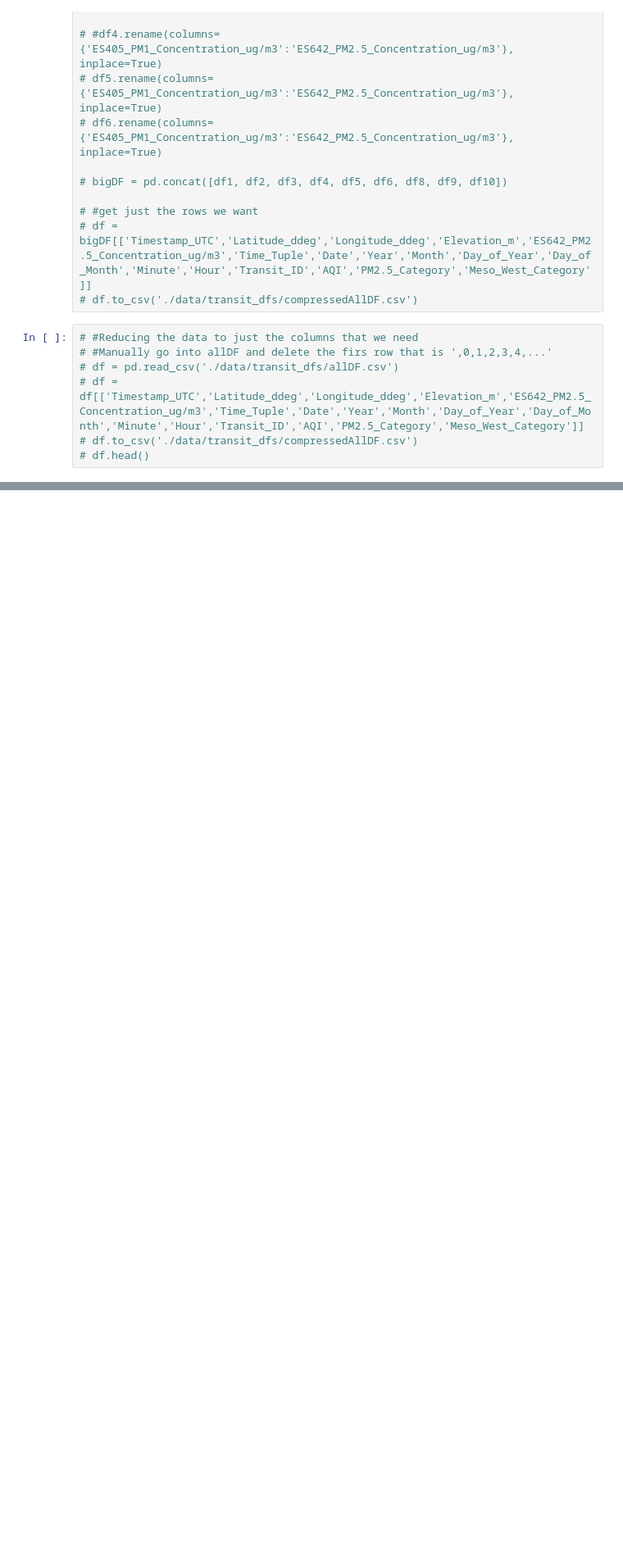
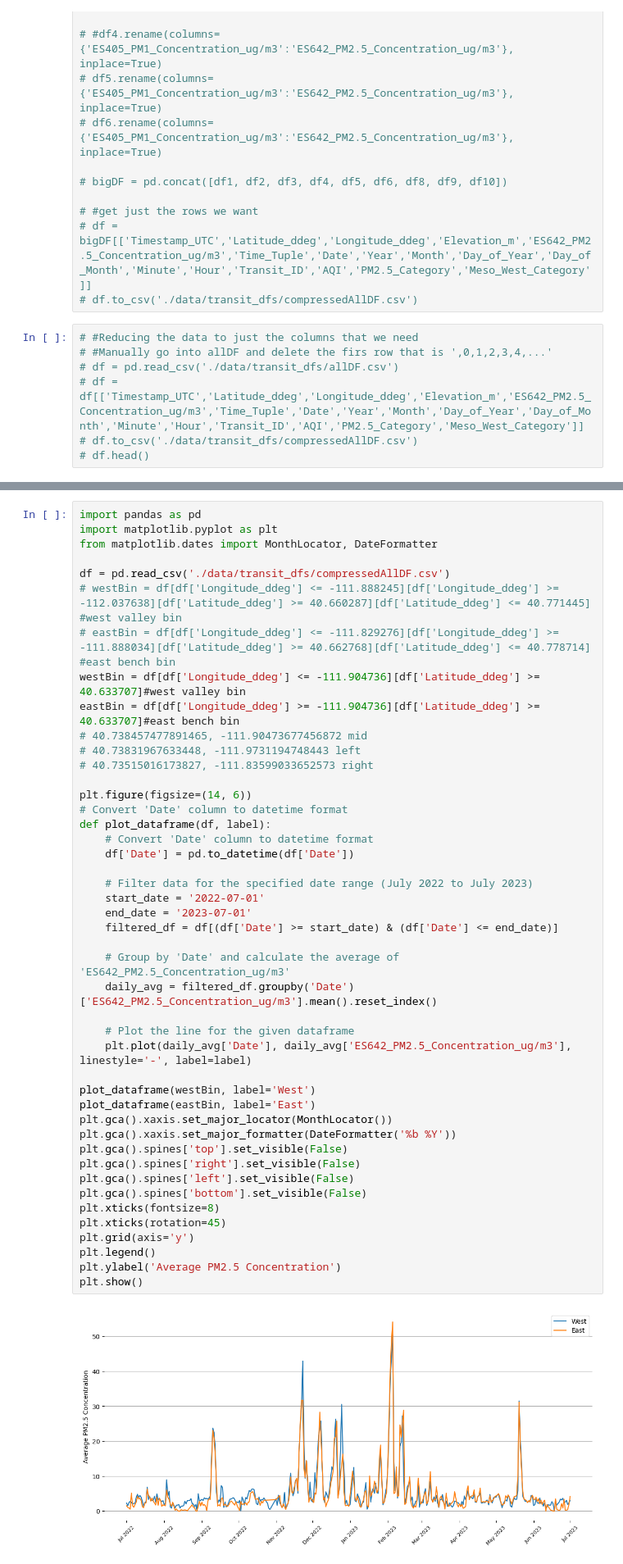
Before and after one commit to anth0nyhle/MobileAirQualitySLV, a Jupyter notebook: john_explore.ipynb, the cells around one changed output, grey strips where cells are left out. Shown at 82% size. Drawn from its saved outputs; the diff is of its cells as text; blank space fills up the shorter version.

Commit message:
Updated bins for line graphs and made other small changes

```diff
--- a/john_explore.ipynb
+++ b/john_explore.ipynb
@@ -101,0 +107,47 @@ plt.show()
+# %%
+import pandas as pd
+import matplotlib.pyplot as plt
+from matplotlib.dates import MonthLocator, DateFormatter
+
+df = pd.read_csv('./data/transit_dfs/compressedAllDF.csv')
+# westBin = df[df['Longitude_ddeg'] <= -111.888245][df['Longitude_ddeg'] >= -112.037638][df['Latitude_ddeg'] >= 40.660287][df['Latitude_ddeg'] <= 40.771445] #west valley bin
+# eastBin = df[df['Longitude_ddeg'] <= -111.829276][df['Longitude_ddeg'] >= -111.888034][df['Latitude_ddeg'] >= 40.662768][df['Latitude_ddeg'] <= 40.778714] #east bench bin
+westBin = df[df['Longitude_ddeg'] <= -111.904736][df['Latitude_ddeg'] >= 40.633707]#west valley bin
+eastBin = df[df['Longitude_ddeg'] >= -111.904736][df['Latitude_ddeg'] >= 40.633707]#east bench bin
+# 40.738457477891465, -111.90473677456872 mid
+# 40.73831967633448, -111.9731194748443 left
+# 40.73515016173827, -111.83599033652573 right
+
+plt.figure(figsize=(14, 6))
+# Convert 'Date' column to datetime format
+def plot_dataframe(df, label):
+    # Convert 'Date' column to datetime format
+    df['Date'] = pd.to_datetime(df['Date'])
+
+    # Filter data for the specified date range (July 2022 to July 2023)
+    start_date = '2022-07-01'
+    end_date = '2023-07-01'
+    filtered_df = df[(df['Date'] >= start_date) & (df['Date'] <= end_date)]
+
+    # Group by 'Date' and calculate the average of 'ES642_PM2.5_Concentration_ug/m3'
+    daily_avg = filtered_df.groupby('Date')['ES642_PM2.5_Concentration_ug/m3'].mean().reset_index()
+
+    # Plot the line for the given dataframe
+    plt.plot(daily_avg['Date'], daily_avg['ES642_PM2.5_Concentration_ug/m3'], linestyle='-', label=label)
+
+plot_dataframe(westBin, label='West')
+plot_dataframe(eastBin, label='East')
+plt.gca().xaxis.set_major_locator(MonthLocator())
+plt.gca().xaxis.set_major_formatter(DateFormatter('%b %Y'))
+plt.gca().spines['top'].set_visible(False)
+plt.gca().spines['right'].set_visible(False)
+plt.gca().spines['left'].set_visible(False)
+plt.gca().spines['bottom'].set_visible(False)
+plt.xticks(fontsize=8)
+plt.xticks(rotation=45)
+plt.grid(axis='y')
+plt.legend()
+plt.ylabel('Average PM2.5 Concentration')
+plt.show()
+# %% [output]
+[figure, added]
```
Also changed, not shown: parts of 8 cells of this notebook.
